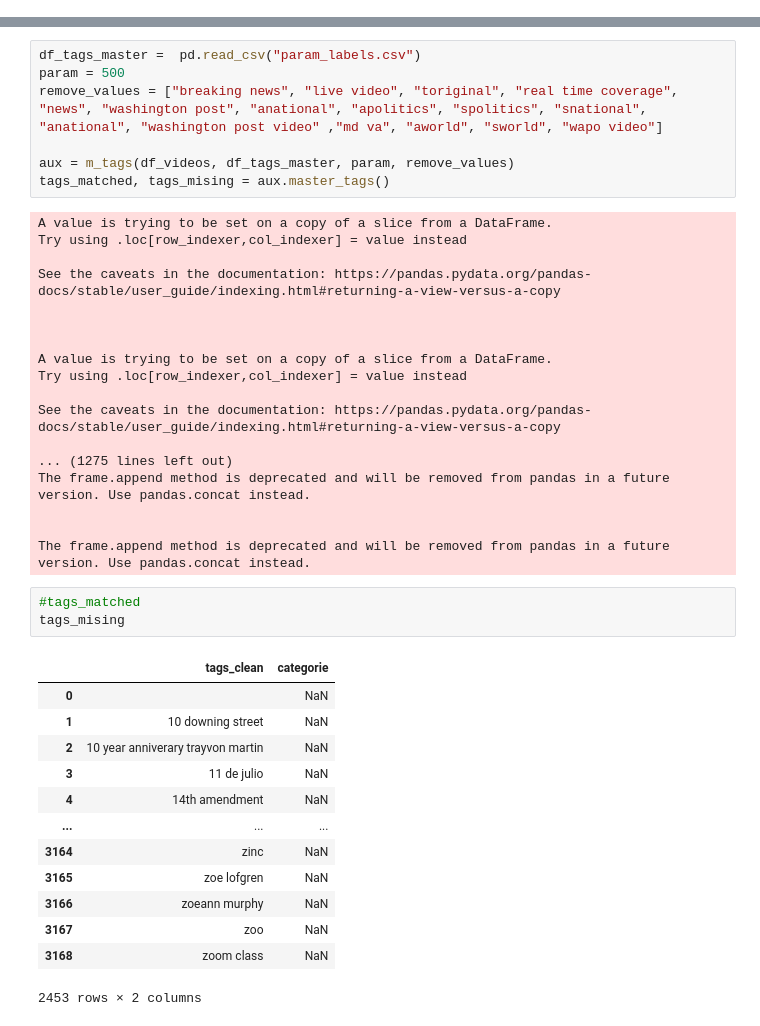
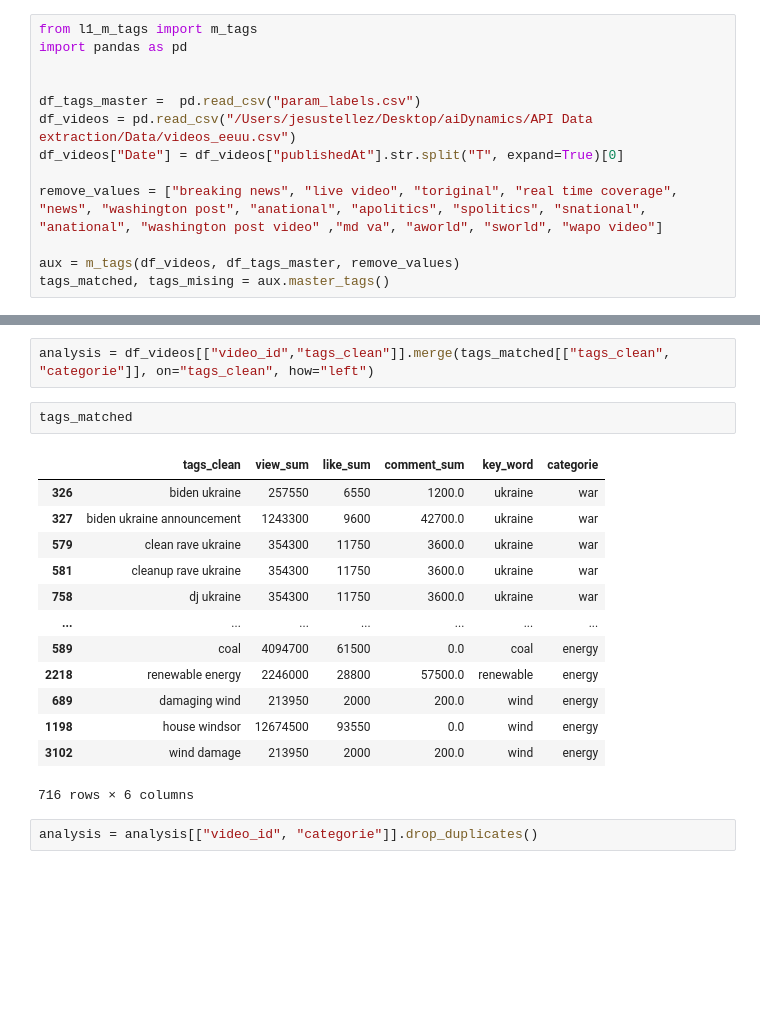
Before and after one commit to spacedatanal/l1_youtubemodel, a Jupyter notebook: Analysis_youtube_sentimenta.ipynb, the cells around one changed output, grey strips where cells are left out. Cells and saved outputs as stored; diff of their text form; blank space fills up the shorter version.

```diff
--- a/Analysis_youtube_sentimenta.ipynb
+++ b/Analysis_youtube_sentimenta.ipynb
@@ -75,0 +1,14 @@ df_videos, df_calendar, df_comments = EDA_Analysis().__returndata__()
+# %%
+from l1_m_tags import m_tags
+import pandas as pd
+
+
+df_tags_master =  pd.read_csv("param_labels.csv")
+df_videos = pd.read_csv("/Users/jesustellez/Desktop/aiDynamics/API Data extraction/Data/videos_eeuu.csv")
+df_videos["Date"] = df_videos["publishedAt"].str.split("T", expand=True)[0]
+
+remove_values = ["breaking news", "live video", "toriginal", "real time coverage", "news", "washington post", "anational", "apolitics", "spolitics", "snational",
+"anational", "washington post video" ,"md va", "aworld", "sworld", "wapo video"]
+
+aux = m_tags(df_videos, df_tags_master, remove_values)
+tags_matched, tags_mising = aux.master_tags()
@@ -160,43 +83,20 @@ class m_tags():
-# %%
-df_tags_master =  pd.read_csv("param_labels.csv")
-param = 500
-remove_values = ["breaking news", "live video", "toriginal", "real time coverage", "news", "washington post", "anational", "apolitics", "spolitics", "snational",
-"anational", "washington post video" ,"md va", "aworld", "sworld", "wapo video"]
-
-aux = m_tags(df_videos, df_tags_master, param, remove_values)
-tags_matched, tags_mising = aux.master_tags()
-# %% [output]
-A value is trying to be set on a copy of a slice from a DataFrame.
-Try using .loc[row_indexer,col_indexer] = value instead
-
-See the caveats in the documentation: https://pandas.pydata.org/pandas-docs/stable/user_guide/indexing.html#returning-a-view-versus-a-copy
-
-
-
-A value is trying to be set on a copy of a slice from a DataFrame.
-Try using .loc[row_indexer,col_indexer] = value instead
-
-See the caveats in the documentation: https://pandas.pydata.org/pandas-docs/stable/user_guide/indexing.html#returning-a-view-versus-a-copy
-
-... (1275 lines left out)
-The frame.append method is deprecated and will be removed from pandas in a future version. Use pandas.concat instead.
-
-
-The frame.append method is deprecated and will be removed from pandas in a future version. Use pandas.concat instead.
-# %%
-#tags_matched
-tags_mising
-# %% [output]
-|  | tags_clean | categorie |
-| 0 |  | NaN |
-| 1 | 10 downing street | NaN |
-| 2 | 10 year anniverary trayvon martin | NaN |
-| 3 | 11 de julio | NaN |
-| 4 | 14th amendment | NaN |
-| ... | ... | ... |
-| 3164 | zinc | NaN |
-| 3165 | zoe lofgren | NaN |
-| 3166 | zoeann murphy | NaN |
-| 3167 | zoo | NaN |
-| 3168 | zoom class | NaN |
-2453 rows × 2 columns
+# %%
+analysis = df_videos[["video_id","tags_clean"]].merge(tags_matched[["tags_clean", "categorie"]], on="tags_clean", how="left")
+# %%
+tags_matched
+# %% [output]
+|  | tags_clean | view_sum | like_sum | comment_sum | key_word | categorie |
+| 326 | biden ukraine | 257550 | 6550 | 1200.0 | ukraine | war |
+| 327 | biden ukraine announcement | 1243300 | 9600 | 42700.0 | ukraine | war |
+| 579 | clean rave ukraine | 354300 | 11750 | 3600.0 | ukraine | war |
+| 581 | cleanup rave ukraine | 354300 | 11750 | 3600.0 | ukraine | war |
+| 758 | dj ukraine | 354300 | 11750 | 3600.0 | ukraine | war |
+| ... | ... | ... | ... | ... | ... | ... |
+| 589 | coal | 4094700 | 61500 | 0.0 | coal | energy |
+| 2218 | renewable energy | 2246000 | 28800 | 57500.0 | renewable | energy |
+| 689 | damaging wind | 213950 | 2000 | 200.0 | wind | energy |
+| 1198 | house windsor | 12674500 | 93550 | 0.0 | wind | energy |
+| 3102 | wind damage | 213950 | 2000 | 200.0 | wind | energy |
+716 rows × 6 columns
+# %%
+analysis = analysis[["video_id", "categorie"]].drop_duplicates()
```
Also changed, not shown: parts of 10 cells of this notebook, 4 other files.
